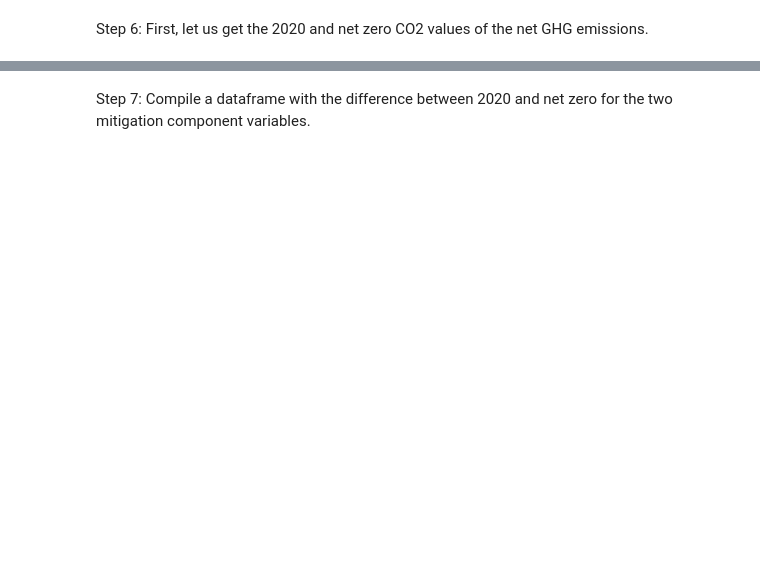
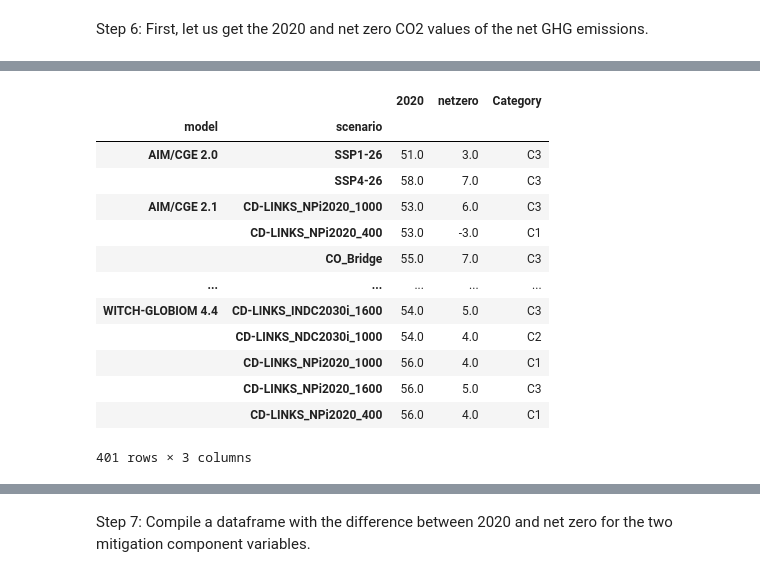
Before and after one commit to gaurav-ganti/2023_ganti_ar6_cdr_assessment, a Jupyter notebook: analysis/104_prepare_netzero_for_figure2.ipynb, the cells around one changed output, grey strips where cells are left out. Cells and saved outputs as stored; diff of their text form; code cells hidden in the pictures; blank space fills up the shorter version.

```diff
--- a/analysis/104_prepare_netzero_for_figure2.ipynb
+++ b/analysis/104_prepare_netzero_for_figure2.ipynb
@@ -125,0 +153,17 @@ net_ghg_compiled.loc[:,'Category'] = df_vars.meta.loc[:, 'Category']
+# %%
+net_ghg_compiled
+# %% [output]
+|  |  | 2020 | netzero | Category |
+| model | scenario |  |  |  |
+| AIM/CGE 2.0 | SSP1-26 | 51.0 | 3.0 | C3 |
+|  | SSP4-26 | 58.0 | 7.0 | C3 |
+| AIM/CGE 2.1 | CD-LINKS_NPi2020_1000 | 53.0 | 6.0 | C3 |
+|  | CD-LINKS_NPi2020_400 | 53.0 | -3.0 | C1 |
+|  | CO_Bridge | 55.0 | 7.0 | C3 |
+| ... | ... | ... | ... | ... |
+| WITCH-GLOBIOM 4.4 | CD-LINKS_INDC2030i_1600 | 54.0 | 5.0 | C3 |
+|  | CD-LINKS_NDC2030i_1000 | 54.0 | 4.0 | C2 |
+|  | CD-LINKS_NPi2020_1000 | 56.0 | 4.0 | C1 |
+|  | CD-LINKS_NPi2020_1600 | 56.0 | 5.0 | C3 |
+|  | CD-LINKS_NPi2020_400 | 56.0 | 4.0 | C1 |
+401 rows × 3 columns
```
Also changed, not shown: parts of 26 cells of this notebook.
